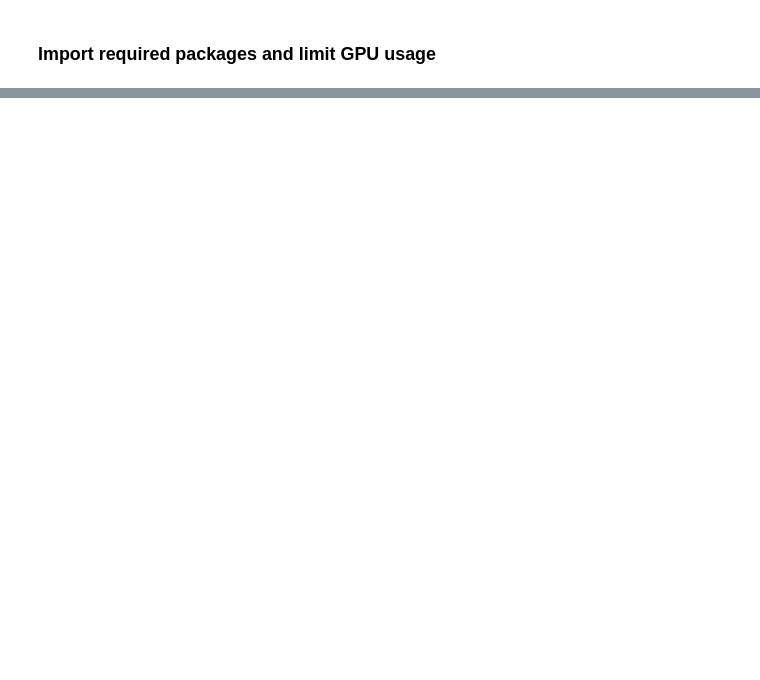
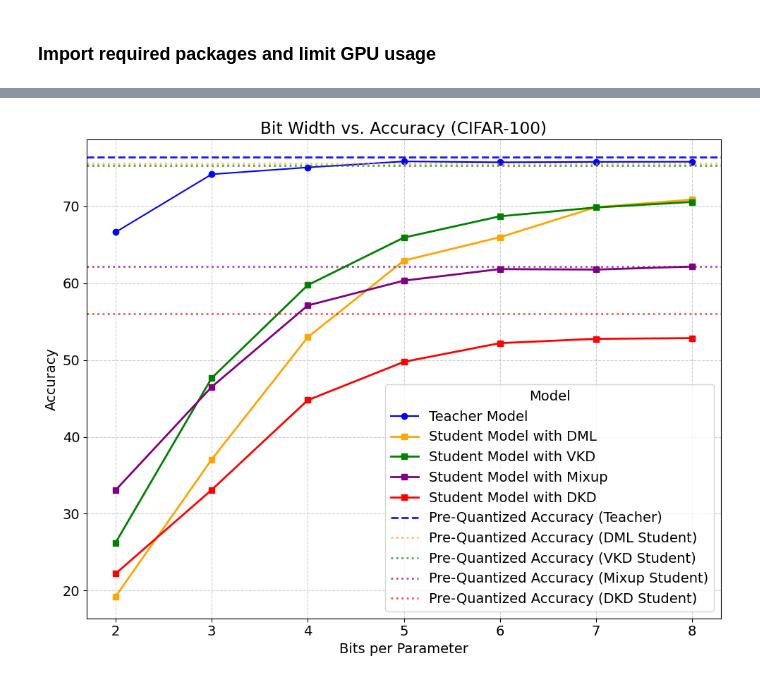
Before and after one commit to jiangqiw/DSC180B_Q2_Project, a Jupyter notebook: notebooks/plot_result.ipynb, the cells around one changed output, grey strips where cells are left out. Drawn from its saved outputs; the diff is of its cells as text; code cells hidden in the pictures; blank space fills up the shorter version.

Commit message:
update plot code

```diff
--- a/notebooks/plot_result.ipynb
+++ b/notebooks/plot_result.ipynb
@@ -68 +8,89 @@ plt.show()
+# %%
+import json
+import matplotlib.pyplot as plt
+
+# Load JSON data from files
+with open('../logs/quant_student_dml.json', 'r') as file_dml:
+    quant_student_dml = json.load(file_dml)
+
+with open('../logs/quant_student_van.json', 'r') as file_van:
+    quant_student_van = json.load(file_van)
+
+with open('../logs/quant_student_mixup.json', 'r') as file_mixup:
+    quant_student_mixup = json.load(file_mixup)
+
+with open('../logs/quant_student_dkd.json', 'r') as file_dkd:
+    quant_student_dkd = json.load(file_dkd)
+
+# Process quant_student_van data
+quant_student_van["pre_quantization_teacher"] = 100 * quant_student_van['post_quantization_teacher'][0]
+quant_student_van["pre_quantization_student"] = 100 * quant_student_van['post_quantization_student'][0]
+quant_student_van['bits'] = quant_student_van['bits'][-7:]  # only keep 2-8 bits
+quant_student_van['post_quantization_student'] = quant_student_van['post_quantization_student'][-7:]
+quant_student_van['post_quantization_teacher'] = quant_student_van['post_quantization_teacher'][-7:]
+quant_student_van["post_quantization_teacher"] = [x * 100 for x in quant_student_van['post_quantization_teacher']]
+quant_student_van["post_quantization_student"] = [x * 100 for x in quant_student_van['post_quantization_student']]
+
+# Process quant_student_dml data
+quant_student_dml["pre_quantization_teacher"] = 100 * quant_student_dml['post_quantization_teacher'][0]
+quant_student_dml["pre_quantization_student"] = 100 * quant_student_dml['post_quantization_student'][0]
+quant_student_dml['bits'] = quant_student_dml['bits'][-7:]  # only keep 2-8 bits
+quant_student_dml['post_quantization_student'] = quant_student_dml['post_quantization_student'][-7:]
+quant_student_dml['post_quantization_teacher'] = quant_student_dml['post_quantization_teacher'][-7:]
+quant_student_dml["post_quantization_teacher"] = [x * 100 for x in quant_student_dml['post_quantization_teacher']]
+quant_student_dml["post_quantization_student"] = [x * 100 for x in quant_student_dml['post_quantization_student']]
+
+# Process quant_student_mixup data
+quant_student_mixup["pre_quantization_teacher"] = 100 * quant_student_mixup['post_quantization_teacher'][0]
+quant_student_mixup["pre_quantization_student"] = 100 * quant_student_mixup['post_quantization_student'][0]
+quant_student_mixup['bits'] = quant_student_mixup['bits'][-7:]  # only keep 2-8 bits
+quant_student_mixup['post_quantization_student'] = quant_student_mixup['post_quantization_student'][-7:]
+quant_student_mixup['post_quantization_teacher'] = quant_student_mixup['post_quantization_teacher'][-7:]
+quant_student_mixup["post_quantization_teacher"] = [x * 100 for x in quant_student_mixup['post_quantization_teacher']]
+quant_student_mixup["post_quantization_student"] = [x * 100 for x in quant_student_mixup['post_quantization_student']]
+
+# Process quant_student_dkd data
+quant_student_dkd["pre_quantization_teacher"] = 100 * quant_student_dkd['post_quantization_teacher'][0]
+quant_student_dkd["pre_quantization_student"] = 100 * quant_student_dkd['post_quantization_student'][0]
+quant_student_dkd['bits'] = quant_student_dkd['bits'][-7:]  # only keep 2-8 bits
+quant_student_dkd['post_quantization_student'] = quant_student_dkd['post_quantization_student'][-7:]
+quant_student_dkd['post_quantization_teacher'] = quant_student_dkd['post_quantization_teacher'][-7:]
+quant_student_dkd["post_quantization_teacher"] = [x * 100 for x in quant_student_dkd['post_quantization_teacher']]
+quant_student_dkd["post_quantization_student"] = [x * 100 for x in quant_student_dkd['post_quantization_student']]
+
+# Increase the base font size
+plt.rcParams.update({'font.size': 14})
+
+# Plot the data
+plt.figure(figsize=(10, 8))
+plt.plot(quant_student_van["bits"], quant_student_van["post_quantization_teacher"], marker='o', color='blue', label="Teacher Model")
+plt.plot(quant_student_dml["bits"], quant_student_dml["post_quantization_student"], marker='s', linewidth=2, color='orange', label="Student Model with DML")
+plt.plot(quant_student_van["bits"], quant_student_van["post_quantization_student"], marker='s', linewidth=2, color='green', label="Student Model with VKD")
+plt.plot(quant_student_mixup["bits"], quant_student_mixup["post_quantization_student"], marker='s', linewidth=2, color='purple', label="Student Model with Mixup")
+plt.plot(quant_student_dkd["bits"], quant_student_dkd["post_quantization_student"], marker='s', linewidth=2, color='red', label="Student Model with DKD")
+
+# Add horizontal lines for original (pre-quantized) accuracy with matching colors
+plt.axhline(y=quant_student_van["pre_quantization_teacher"], color='blue', linestyle='--', alpha=0.9, linewidth=2, label='Pre-Quantized Accuracy (Teacher)')
+plt.axhline(y=quant_student_dml["pre_quantization_student"] + 0.5, color='orange', linestyle=':', alpha=0.7, linewidth=2, label='Pre-Quantized Accuracy (DML Student)')
+plt.axhline(y=quant_student_van["pre_quantization_student"], color='green', linestyle=':', alpha=0.7, linewidth=2, label='Pre-Quantized Accuracy (VKD Student)')
+plt.axhline(y=quant_student_mixup["pre_quantization_student"], color='purple', linestyle=':', alpha=0.7, linewidth=2, label='Pre-Quantized Accuracy (Mixup Student)')
+plt.axhline(y=quant_student_dkd["pre_quantization_student"], color='red', linestyle=':', alpha=0.7, linewidth=2, label='Pre-Quantized Accuracy (DKD Student)')
+
+# Add labels and title
+plt.title("Bit Width vs. Accuracy (CIFAR-100)")
+plt.xlabel("Bits per Parameter")
+plt.ylabel("Accuracy")
+plt.grid(True, linestyle='--', alpha=0.6)
+
+# Place the legend
+plt.legend(title="Model", loc="best")
+
+# Save the plot as PNG
+plt.tight_layout()
+plt.savefig('../images/quantacc.png', dpi=500)
+
+# Show the plot
+plt.show()
+# %% [output]
+[figure, added]
 # %%
```
Also changed, not shown: parts of 2 cells of this notebook, 3 other files.
